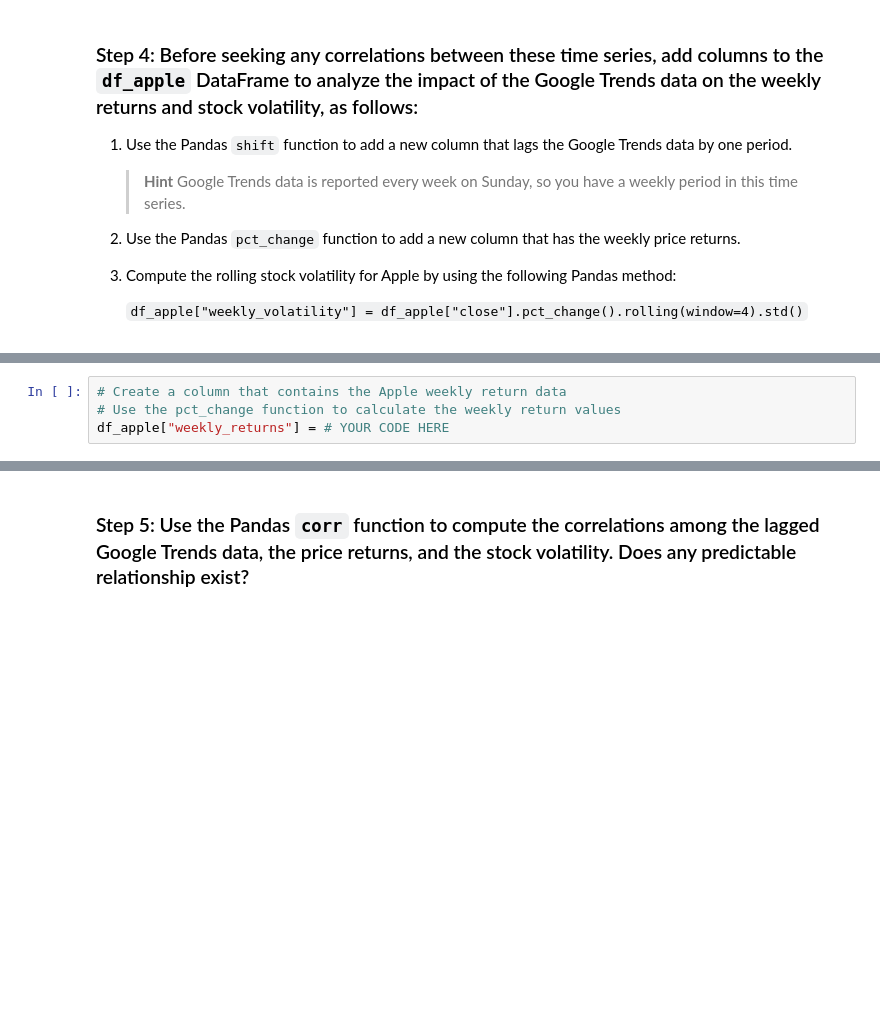
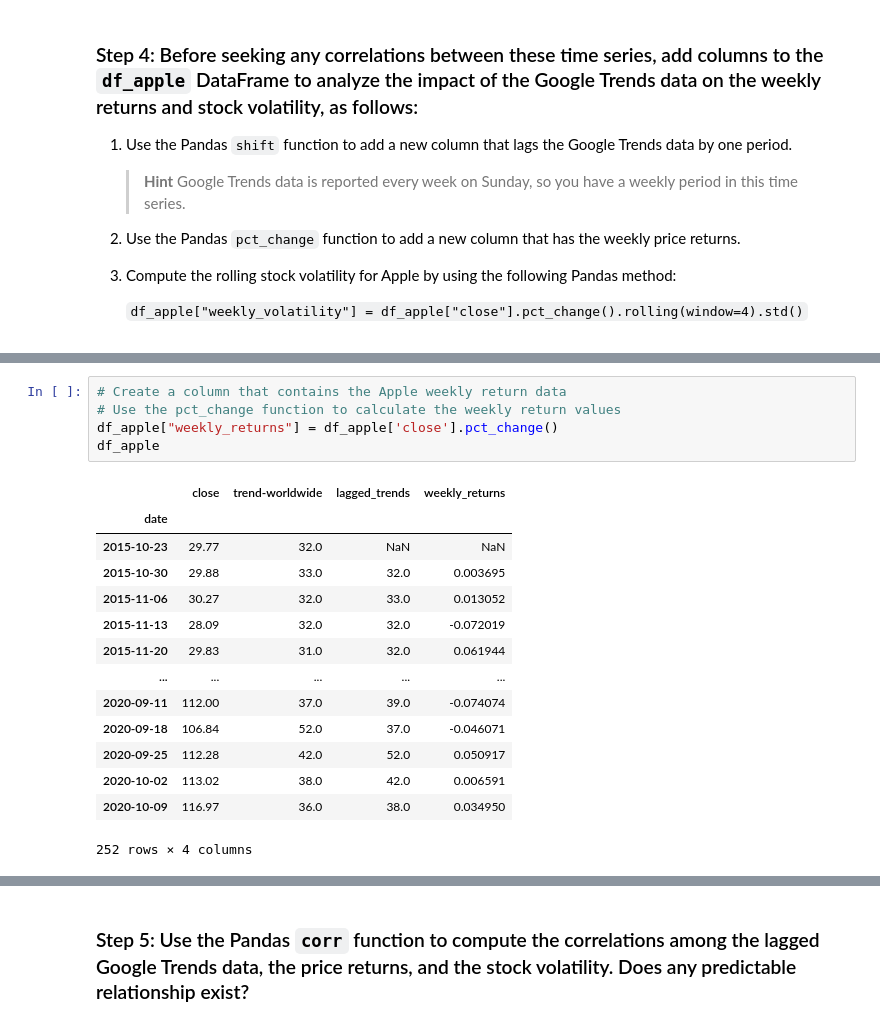
Before and after one commit to scoopcash/dec19-time_series, a Jupyter notebook: Class_2_Activities 6/03-Stu_Stock_Volatility_and_Google_Trends/Unsolved/stock_volatility_and_google_trends.ipynb, the cells around one changed output, grey strips where cells are left out. Drawn from its saved outputs; the diff is of its cells as text; blank space fills up the shorter version.

```diff
--- a/Class_2_Activities 6/03-Stu_Stock_Volatility_and_Google_Trends/Unsolved/stock_volatility_and_google_trends.ipynb
+++ b/Class_2_Activities 6/03-Stu_Stock_Volatility_and_Google_Trends/Unsolved/stock_volatility_and_google_trends.ipynb
@@ -196,7 +215,23 @@ df_apple["lagged_trends"] = # YOUR CODE HERE
 # %%
 # Create a column that contains the Apple weekly return data
 # Use the pct_change function to calculate the weekly return values
-df_apple["weekly_returns"] = # YOUR CODE HERE
+df_apple["weekly_returns"] = df_apple['close'].pct_change()
+df_apple
+# %% [output]
+|  | close | trend-worldwide | lagged_trends | weekly_returns |
+| date |  |  |  |  |
+| 2015-10-23 | 29.77 | 32.0 | NaN | NaN |
+| 2015-10-30 | 29.88 | 33.0 | 32.0 | 0.003695 |
+| 2015-11-06 | 30.27 | 32.0 | 33.0 | 0.013052 |
+| 2015-11-13 | 28.09 | 32.0 | 32.0 | -0.072019 |
+| 2015-11-20 | 29.83 | 31.0 | 32.0 | 0.061944 |
+| ... | ... | ... | ... | ... |
+| 2020-09-11 | 112.00 | 37.0 | 39.0 | -0.074074 |
+| 2020-09-18 | 106.84 | 52.0 | 37.0 | -0.046071 |
+| 2020-09-25 | 112.28 | 42.0 | 52.0 | 0.050917 |
+| 2020-10-02 | 113.02 | 38.0 | 42.0 | 0.006591 |
+| 2020-10-09 | 116.97 | 36.0 | 38.0 | 0.034950 |
+252 rows × 4 columns
 # %%
 # Create a column of Apple weekly rolling stock volatility
 # Chain the pct_function, the rolling function and a 4 period window, and the std function
```
Also changed, not shown: parts of 7 cells of this notebook.
